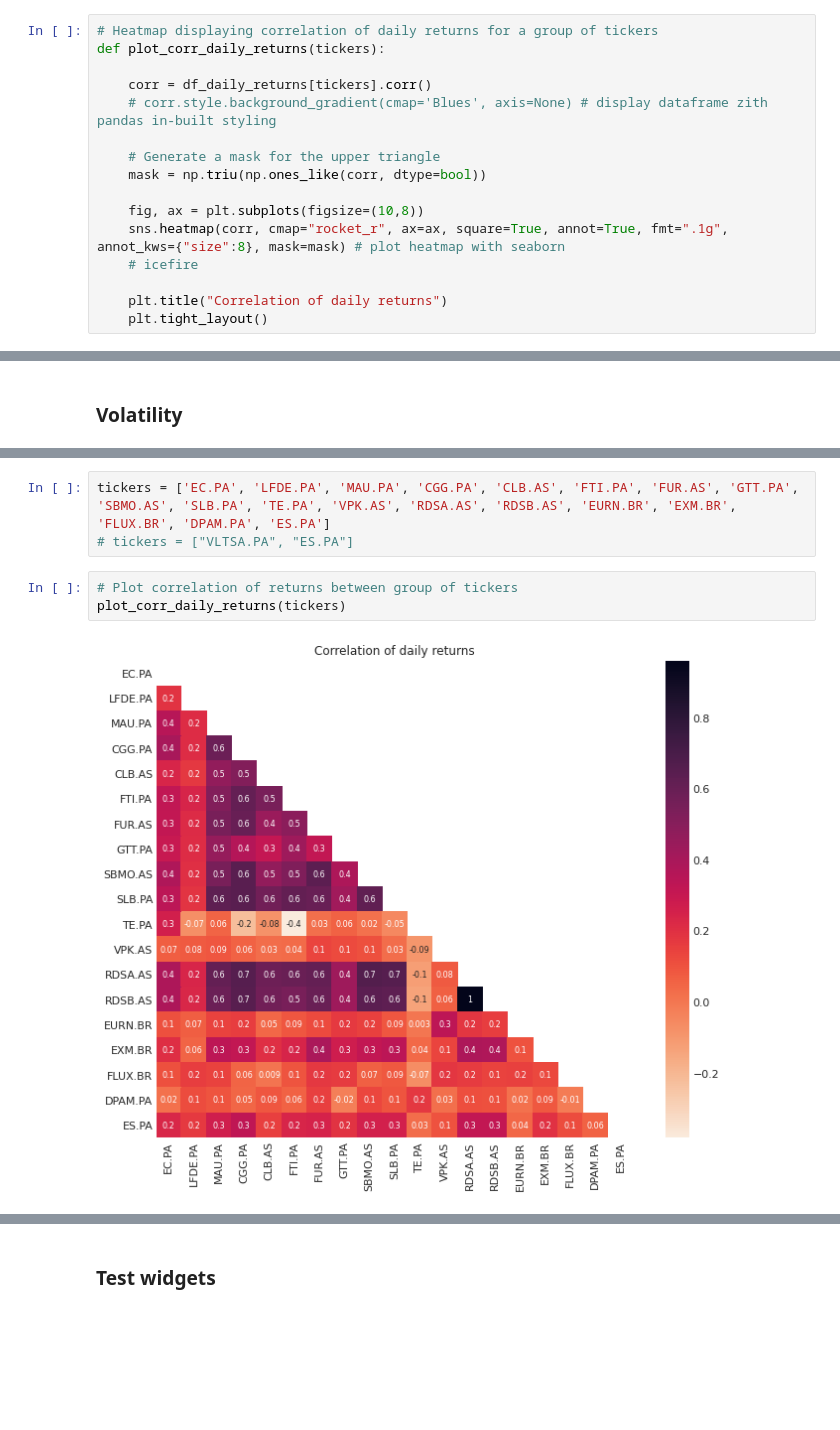
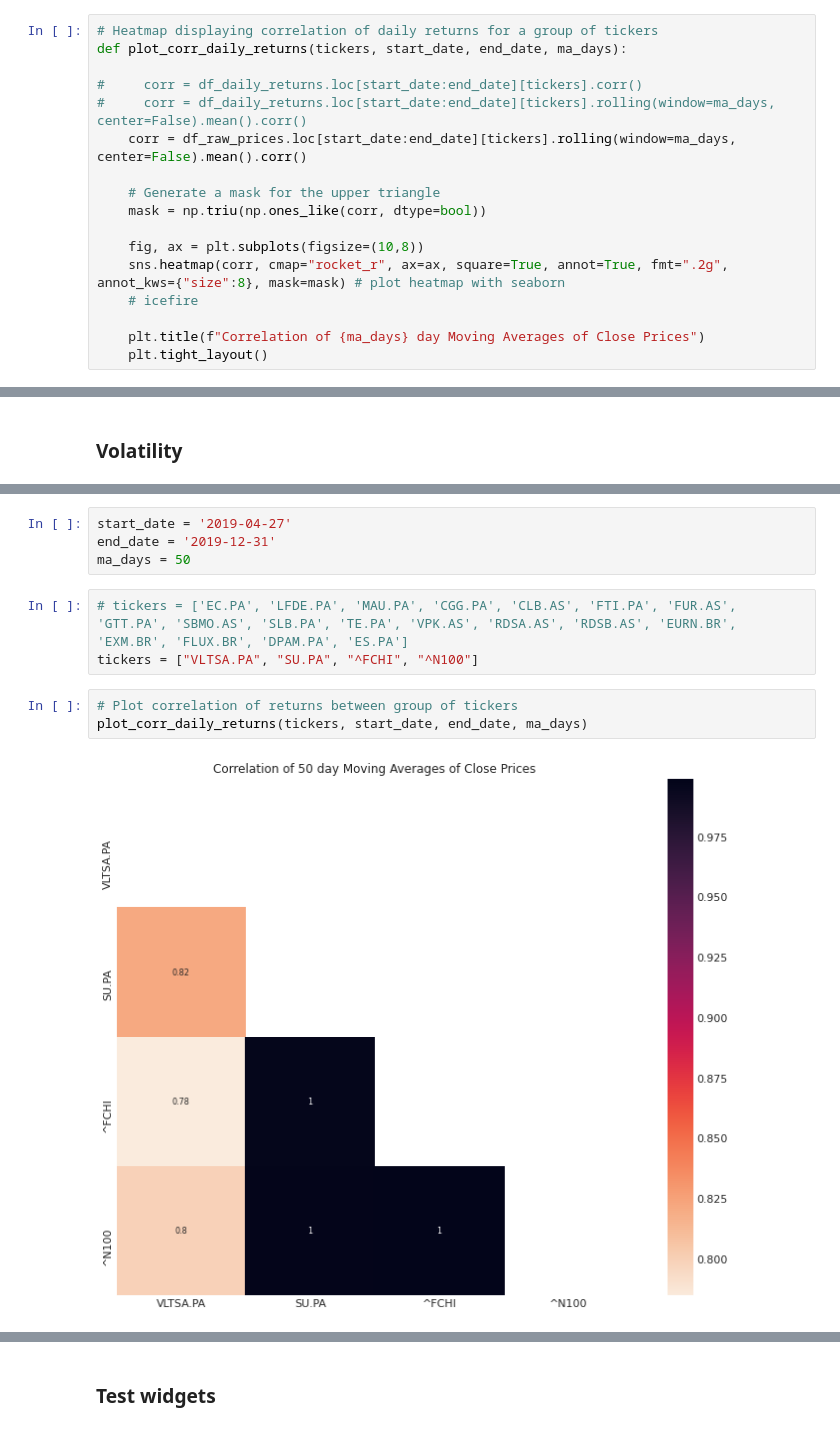
Before and after one commit to cdignam8304/euronext-stocks, a Jupyter notebook: notebooks/analysis.ipynb, the cells around one changed output, grey strips where cells are left out. Drawn from its saved outputs; the diff is of its cells as text; blank space fills up the shorter version.

```diff
--- a/notebooks/analysis.ipynb
+++ b/notebooks/analysis.ipynb
@@ -282,18 +186,19 @@ def plot_vol_comparison(ticker1, ticker2):
 # %%
 # Heatmap displaying correlation of daily returns for a group of tickers
-def plot_corr_daily_returns(tickers):
+def plot_corr_daily_returns(tickers, start_date, end_date, ma_days):
 
-    corr = df_daily_returns[tickers].corr()
-    # corr.style.background_gradient(cmap='Blues', axis=None) # display dataframe zith pandas in-built styling
+#     corr = df_daily_returns.loc[start_date:end_date][tickers].corr()
+#     corr = df_daily_returns.loc[start_date:end_date][tickers].rolling(window=ma_days, center=False).mean().corr()
+    corr = df_raw_prices.loc[start_date:end_date][tickers].rolling(window=ma_days, center=False).mean().corr()
 
     # Generate a mask for the upper triangle
     mask = np.triu(np.ones_like(corr, dtype=bool))
 
     fig, ax = plt.subplots(figsize=(10,8))
-    sns.heatmap(corr, cmap="rocket_r", ax=ax, square=True, annot=True, fmt=".1g", annot_kws={"size":8}, mask=mask) # plot heatmap with seaborn
+    sns.heatmap(corr, cmap="rocket_r", ax=ax, square=True, annot=True, fmt=".2g", annot_kws={"size":8}, mask=mask) # plot heatmap with seaborn
     # icefire
 
-    plt.title("Correlation of daily returns")
+    plt.title(f"Correlation of {ma_days} day Moving Averages of Close Prices")
     plt.tight_layout()
 # %% [markdown]
 ### Single stock
@@ -364,8 +343,12 @@ plot_vol_comparison(ticker1, ticker2)
+# %%
+start_date = '2019-04-27'
+end_date = '2019-12-31'
+ma_days = 50
 # %%
-tickers = ['EC.PA', 'LFDE.PA', 'MAU.PA', 'CGG.PA', 'CLB.AS', 'FTI.PA', 'FUR.AS', 'GTT.PA', 'SBMO.AS', 'SLB.PA', 'TE.PA', 'VPK.AS', 'RDSA.AS', 'RDSB.AS', 'EURN.BR', 'EXM.BR', 'FLUX.BR', 'DPAM.PA', 'ES.PA']
-# tickers = ["VLTSA.PA", "ES.PA"]
+# tickers = ['EC.PA', 'LFDE.PA', 'MAU.PA', 'CGG.PA', 'CLB.AS', 'FTI.PA', 'FUR.AS', 'GTT.PA', 'SBMO.AS', 'SLB.PA', 'TE.PA', 'VPK.AS', 'RDSA.AS', 'RDSB.AS', 'EURN.BR', 'EXM.BR', 'FLUX.BR', 'DPAM.PA', 'ES.PA']
+tickers = ["VLTSA.PA", "SU.PA", "^FCHI", "^N100"]
 # %%
 # Plot correlation of returns between group of tickers
-plot_corr_daily_returns(tickers)
+plot_corr_daily_returns(tickers, start_date, end_date, ma_days)
 # %% [output]
-[figure, old version]
+[figure, new version]
```
Also changed, not shown: parts of 69 cells of this notebook, 1 other file.
